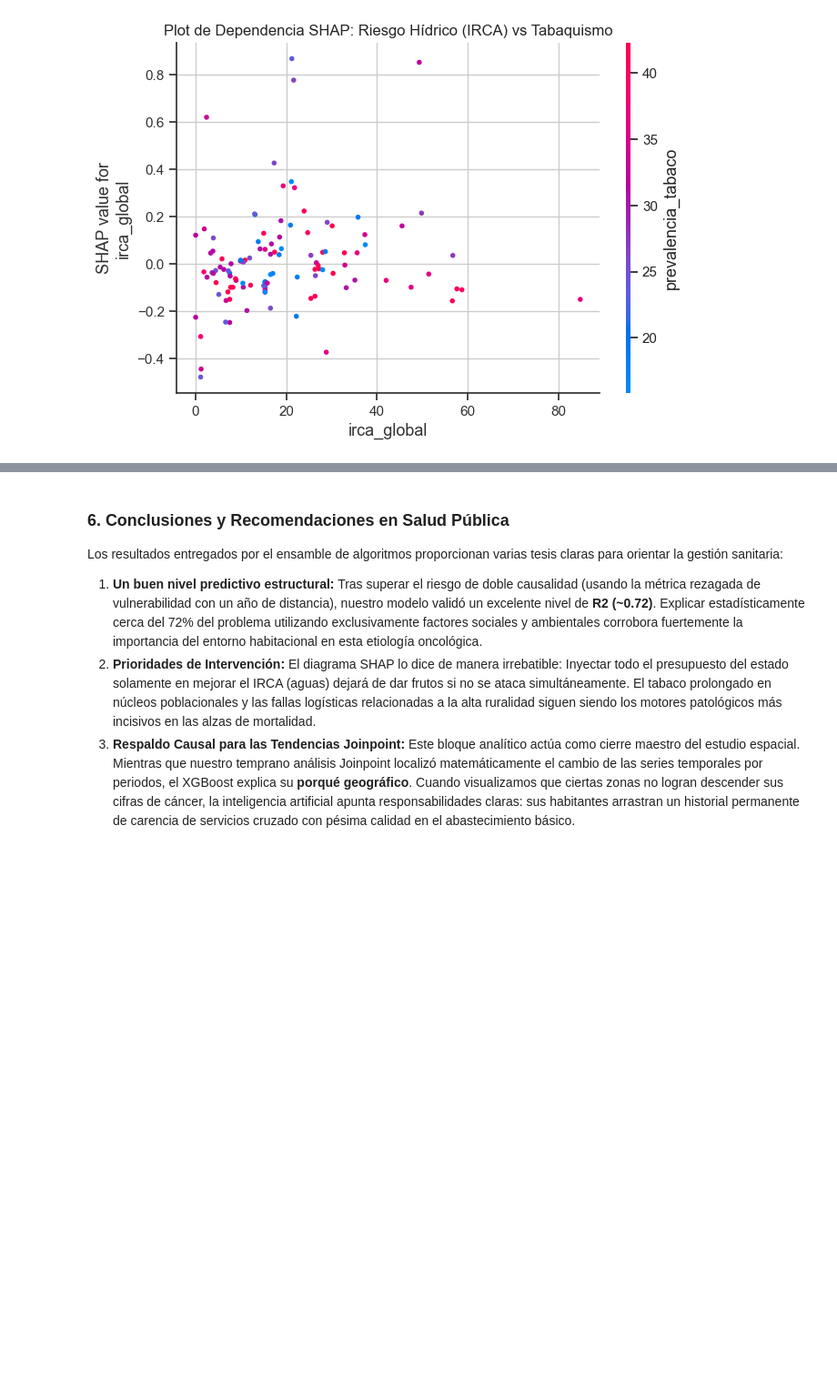
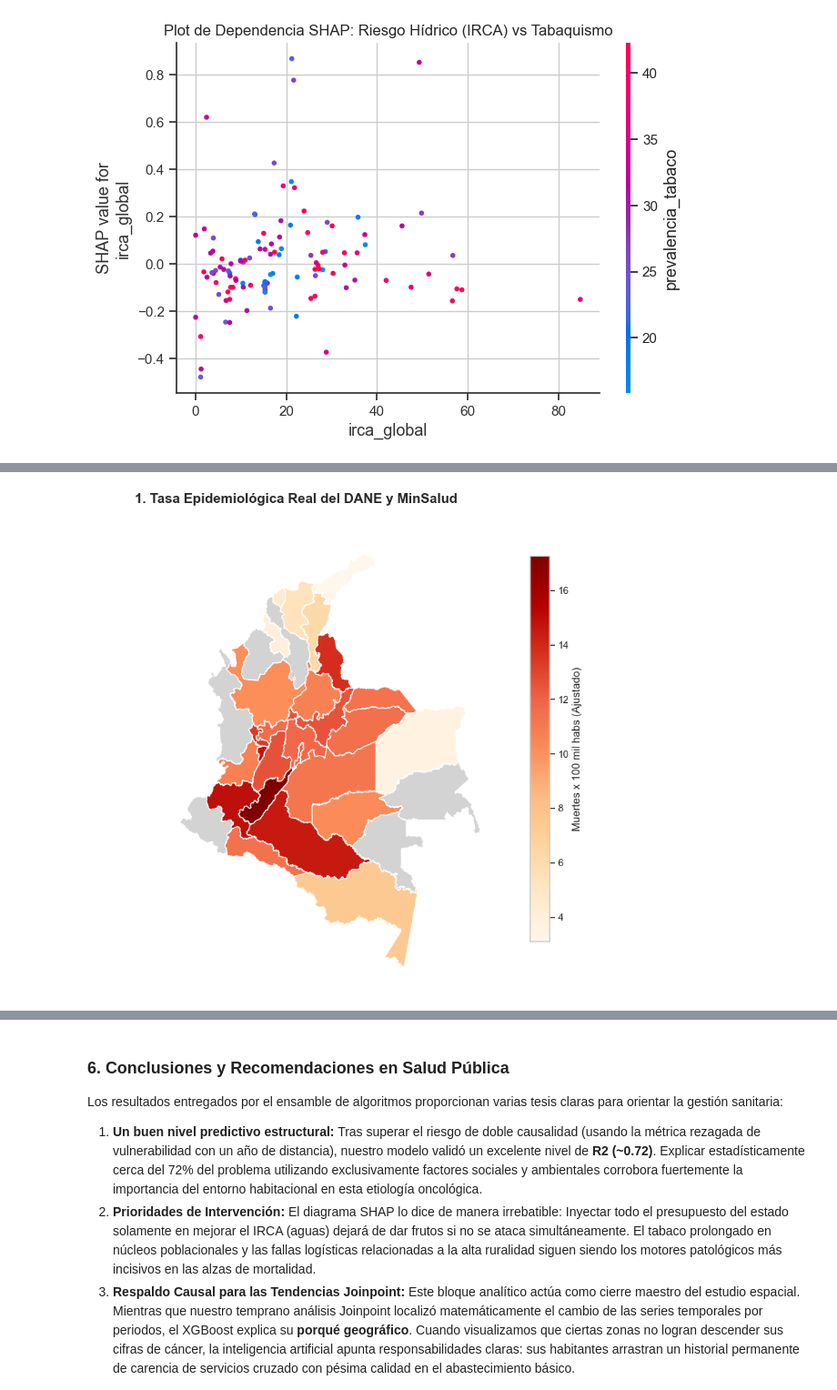
Before and after one commit to LasciaStare/Seminario, a Jupyter notebook: 5_modelo_xgboost.ipynb, the cells around one changed output, grey strips where cells are left out. Shown at 91% size. Cells and saved outputs as stored; diff of their text form; code cells hidden in the pictures; blank space fills up the shorter version.

```diff
--- a/5_modelo_xgboost.ipynb
+++ b/5_modelo_xgboost.ipynb
@@ -282,0 +258,14 @@ plt.show()
+# %%
+df_dept['Error_Absoluto'] = np.abs(df_dept['Tasa_Real'] - df_dept['Tasa_Predicha'])
+df_dept['Error_Porcentual'] = (df_dept['Error_Absoluto'] / df_dept['Tasa_Real']) * 100
+
+# Top 5 Departamentos donde el modelo es sumamente exacto
+mejores = df_dept.sort_values('Error_Porcentual', ascending=True).head(5)
+
+# Top 5 Departamentos donde el modelo falla catastróficamente
+peores = df_dept.sort_values('Error_Porcentual', ascending=False).head(5)
+
+print("--- DEPARTAMENTOS CON MAYOR PRECISIÓN PREDICTIVA (< 5% ERROR) ---")
+print(mejores[['Departamento', 'Tasa_Real', 'Tasa_Predicha', 'Error_Porcentual']].to_string(index=False))
+print("\n--- DEPARTAMENTOS CON MAYOR DESFASE PREDICTIVO (> 20% ERROR) ---")
+print(peores[['Departamento', 'Tasa_Real', 'Tasa_Predicha', 'Error_Porcentual']].to_string(index=False))
@@ -282,0 +297,35 @@ plt.show()
+# %%
+import geopandas as gpd
+
+# Configuración y estandarización del cruce espacial
+shp_path = 'Datos/Mapa/MGN_ANM_DPTOS.shp'
+mapa = gpd.read_file(shp_path)
+
+df_dept['DPTO_NOM'] = df_dept['Departamento'].str.upper()
+df_dept['DPTO_NOM'] = df_dept['DPTO_NOM'].str.normalize('NFKD').str.encode('ascii', errors='ignore').str.decode('utf-8')
+mapa['DPTO_NOM'] = mapa['DPTO_CNMBR'].str.upper()
+mapa['DPTO_NOM'] = mapa['DPTO_NOM'].str.normalize('NFKD').str.encode('ascii', errors='ignore').str.decode('utf-8')
+
+correcciones = {
+    'BOGOTA, D. C.': 'BOGOTA',
+    'BOGOTA D.C.': 'BOGOTA',
+    'VALLE DEL CAUCA': 'VALLE DEL CAUCA',
+    'ARCHIPIELAGO DE SAN ANDRES': 'ARCHIPIELAGO DE SAN ANDRES, PROVIDENCIA Y SANTA CATALINA',
+    'SAN ANDRES': 'ARCHIPIELAGO DE SAN ANDRES, PROVIDENCIA Y SANTA CATALINA'
+}
+df_dept['DPTO_NOM'] = df_dept['DPTO_NOM'].replace(correcciones)
+
+# Creación de DataFrame Geográfico (Merge)
+mapa_merge = mapa.merge(df_dept, on="DPTO_NOM", how="left")
+
+# --- PRIMER MAPA: TASA OBSERVADA (REAL) ---
+fig1, ax1 = plt.subplots(1, 1, figsize=(10, 8))
+mapa_merge.plot(column='Tasa_Real', ax=ax1, legend=True,
+                legend_kwds={'label': "Muertes x 100 mil habs (Ajustado)", 'shrink':0.8},
+                cmap='OrRd', missing_kwds={'color': 'lightgrey', 'label': 'Sin Data'})
+ax1.set_title("1. Tasa Epidemiológica Real del DANE y MinSalud", fontsize=15, fontweight="bold")
+ax1.axis('off')
+plt.tight_layout()
+plt.show()
+# %% [output]
+[figure, added]
```
Also changed, not shown: parts of 21 cells of this notebook.
